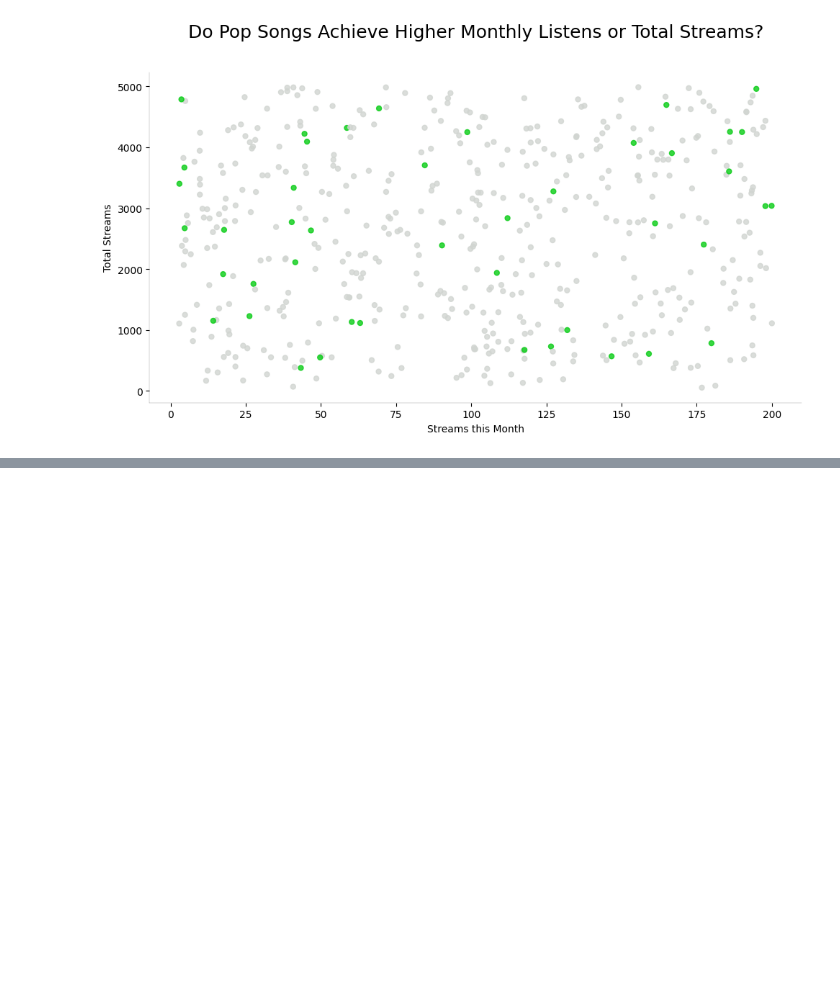
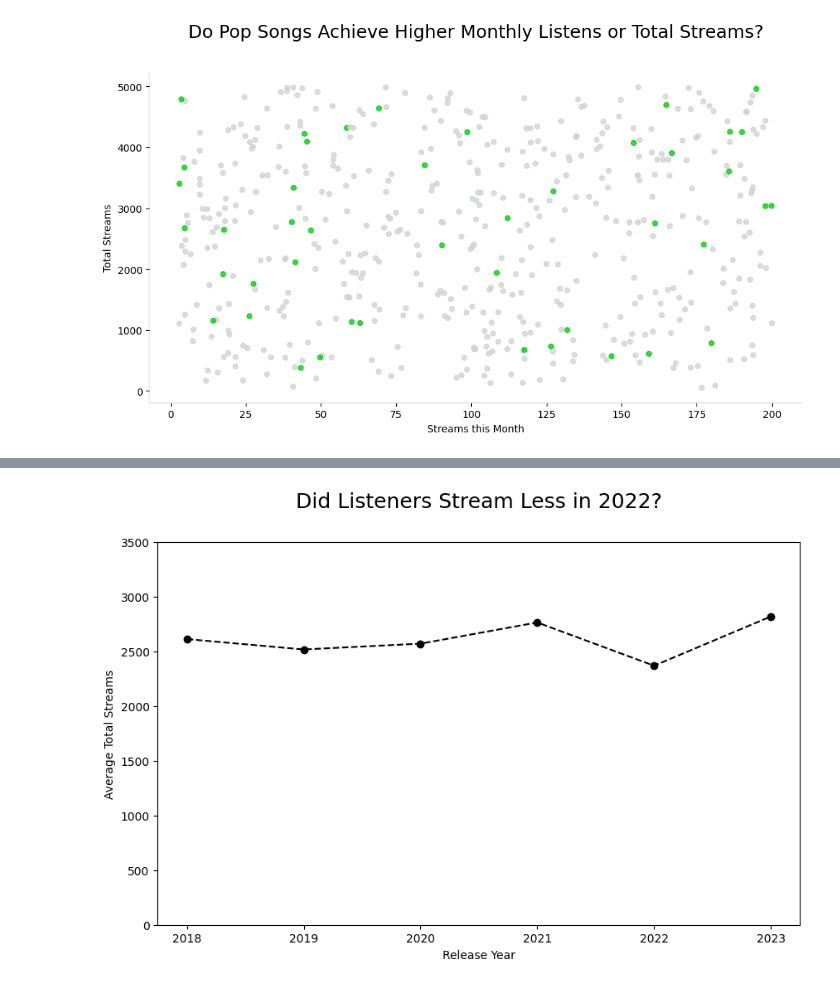
Before and after one commit to sithid/learning_plots_JamesGlosser, a Jupyter notebook: notebooks/plots.ipynb, the cells around one changed output, grey strips where cells are left out. Cells and saved outputs as stored; diff of their text form; code cells hidden in the pictures; blank space fills up the shorter version.

```diff
--- a/notebooks/plots.ipynb
+++ b/notebooks/plots.ipynb
@@ -233,0 +286,17 @@ plt.show()
+# %%
+plt.figure(figsize=(10,6))
+plt.plot(
+  yearly_avg.index,
+  yearly_avg.values,
+  marker="o",
+  linestyle = "--",
+  color = "black",
+  linewidth = 1.5)
+
+plt.xlabel("Release Year")
+plt.ylabel("Average Total Streams")
+plt.title("Did Listeners Stream Less in 2022?", fontsize = 18, pad = 30)
+plt.ylim(0, 3500)
+plt.show()
+# %% [output]
+[figure, added]
```
Also changed, not shown: parts of 20 cells of this notebook.
